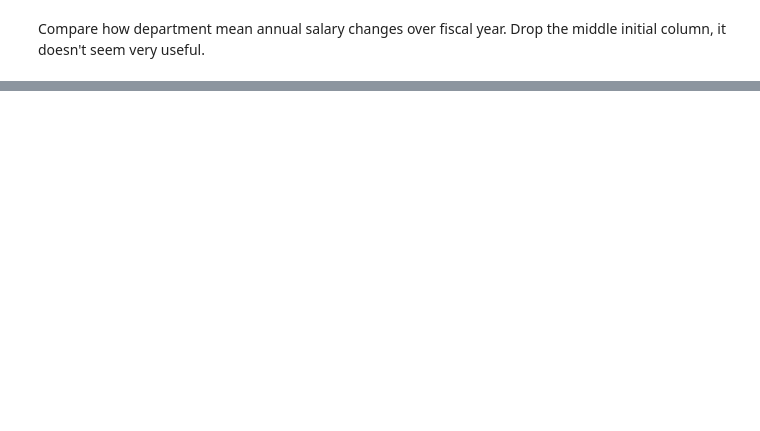
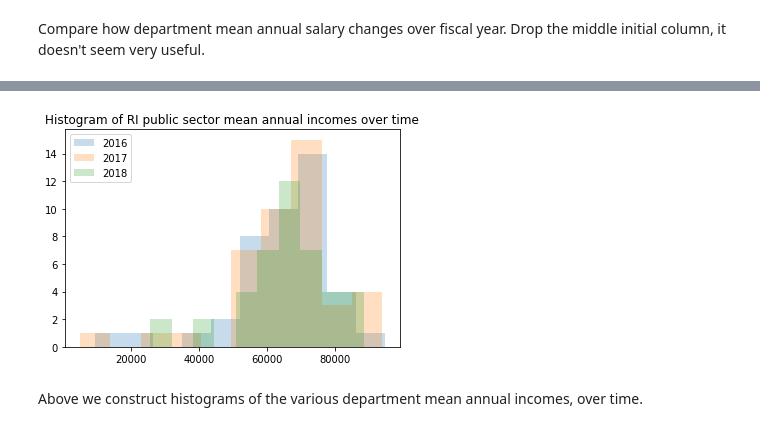
Before and after one commit to Kodyak/TDI-challenge, a Jupyter notebook: TDI Challenge Project Proposal.ipynb, the cells around one changed output, grey strips where cells are left out. Saved outputs shown, nothing was run; the diff lists cells and outputs as text; code cells hidden in the pictures; blank space fills up the shorter version.

```diff
--- a/TDI Challenge Project Proposal.ipynb
+++ b/TDI Challenge Project Proposal.ipynb
@@ -67,0 +107,15 @@ array([  2.32802353e-314,   2.32838058e-314,   2.32802650e-314,
+# %%
+# histogram
+
+
+for j in range(len(init_years)):
+    pplot.hist( means[0:,j+1], alpha= .25, label = str(init_years[j]) )
+    # comparison of mean annual incomes over 'TREASURY'
+    pplot.title("Histogram of RI mean annual incomes over time")
+    pplot.legend(loc='upper left')
+
+pplot.show()
+# %% [output]
+[figure, added]
+# %% [markdown]
+Above we construct histograms of the various department mean annual incomes, over time.
```
Also changed, not shown: parts of 8 cells of this notebook.
